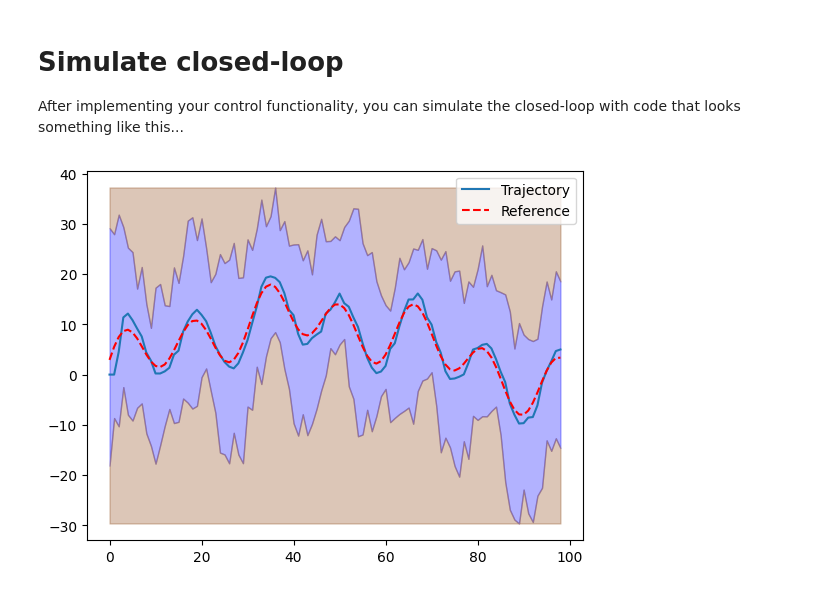
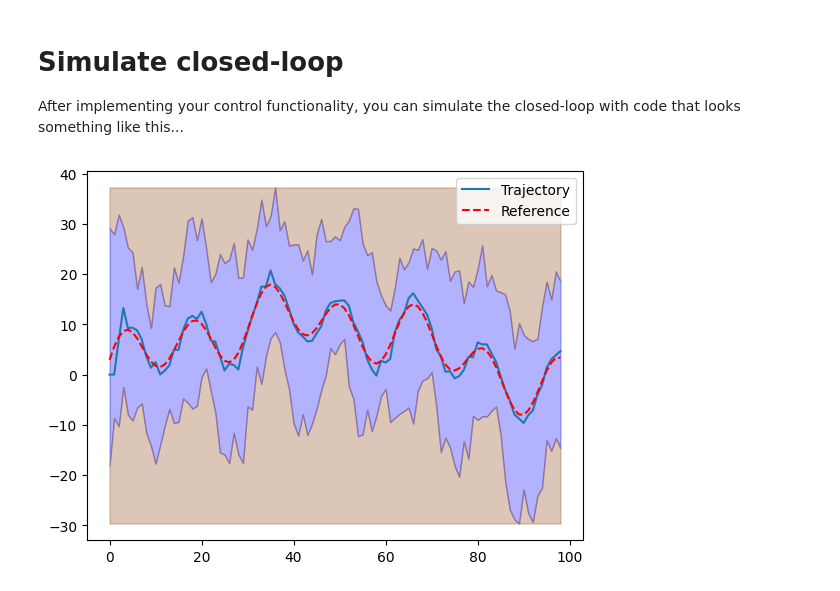
Before and after one commit to J1-E/b1-coding-practical-mt25, a Jupyter notebook: notebooks/demo.ipynb, the cells around one changed output. Saved outputs shown, nothing was run; the diff lists cells and outputs as text; code cells hidden in the pictures.

```diff
--- a/notebooks/demo.ipynb
+++ b/notebooks/demo.ipynb
@@ -12,14 +12,14 @@ After implementing your control functionality, you can simulate the closed-loop
 # %%
 # Import relevant modules
 from uuv_mission.dynamic import Submarine, ClosedLoop, Mission
 from uuv_mission.control import Controller
 
 sub = Submarine()
 # Instantiate your controller (depending on your implementation)
 mission = Mission.from_csv("/Users/joshejovi/GitRepo/practical/data/mission.csv") # You must implement this method in the Mission class
-controller = Controller(sub, mission, Kp = 1.25, Kd = 2, Ki = 2.3)
+controller = Controller(sub, mission, Kp = 2.2, Kd = 2.55, Ki = 0.325)
 closed_loop = ClosedLoop(sub, controller)
 trajectory = closed_loop.simulate_with_random_disturbances(mission)
 trajectory.plot_completed_mission(mission)
 # %% [output]
-[figure, old version]
+[figure, new version]
```
Also changed, not shown: 1 other file.
